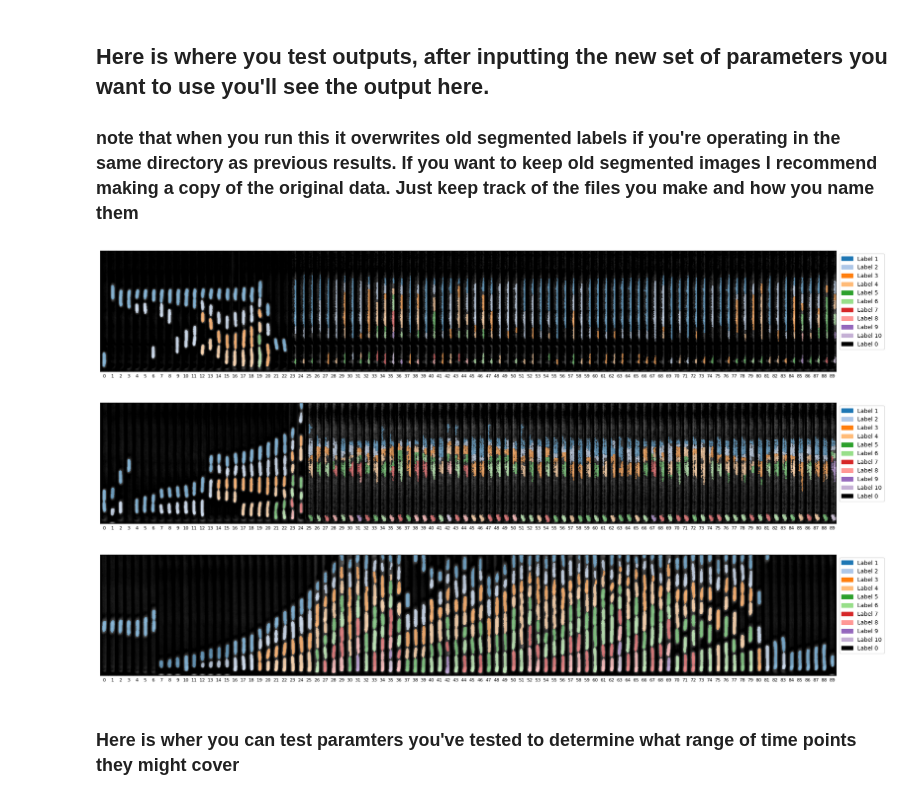
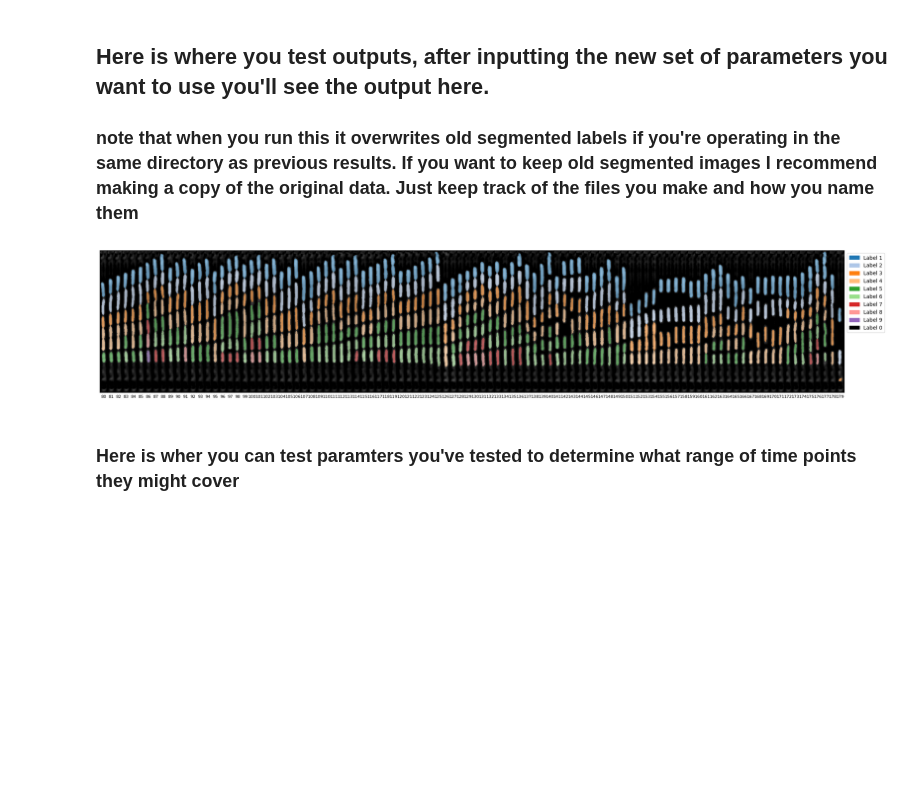
Before and after one commit to acJuarez/mother_machine_cell_tracker, a Jupyter notebook: seg_notebooks/DUMM_giTG69_Glucose_013025.ipynb, the cells around one changed output. Saved outputs shown, nothing was run; the diff lists cells and outputs as text; code cells hidden in the pictures; blank space fills up the shorter version.

```diff
--- a/seg_notebooks/DUMM_giTG69_Glucose_013025.ipynb
+++ b/seg_notebooks/DUMM_giTG69_Glucose_013025.ipynb
@@ -268,14 +268,13 @@ def segment_chnl_stack(path_to_phase_channel_stack,
 #   one by one it will be just one FOV and the trench ID you're looking at
 
 base_dir = "/Volumes/mcovert/Instruments/Covert-lab-scope1/subgen_processed_data"
-experiment_name = 'DUMM_CL008_giTG061_081225'
+experiment_name = 'DUMM_giTG69_Glucose_013025'
 
-exp_dict_full_019 ='{"DUMM_CL008_giTG061_081225": {"019": ["1506", "1736", "2042"]}}'
-exp_dict_full_020 ='{"DUMM_CL008_giTG061_081225": {"020": ["293", "830", "2053"]}}'
+exp_dict_full_007 ='{"DUMM_giTG69_Glucose_013025": {"007": ["597"]}}'
 
-EXP_DICT='{"DUMM_CL008_giTG061_081225": {"019": ["1506", "1736", "2042"], "020": ["293", "830", "2053"]}}'
+EXP_DICT='{"DUMM_giTG69_Glucose_013025": {"007": ["597"]}}'
 
-seg_FOV_dict = json.loads(exp_dict_full_020)
+seg_FOV_dict = json.loads(exp_dict_full_007)
 
 start_frame=0
 end_frame = 90
@@ -302,22 +301,22 @@ seg_params = pd.DataFrame(columns=col_names)
 
 row_dict_0 = {
     'segmentation': 0,
-    'range': range(0, 90),
-    'OTSU_threshold': 1.6,
+    'range': range(0, 180),
+    'OTSU_threshold': 1.4,
     'first_opening': 2,
     'distance_threshold': 2.0,
-    'second_opening_size': 1,
+    'second_opening_size': 2,
     'min_cell_area': 50,
     'max_cell_area': 1000,
     'small_merge_area_threshold': 50,
     'min_axis_ratio': 0.04,
-    'first_opening_morph': 1,
-    'second_opening_morph': 0
+    'first_opening_morph': 0,
+    'second_opening_morph': 1
 }
 
 row_dict_1 = {
     'segmentation': 1,
-    'range': range(90, 91),
+    'range': range(180, 181),
     'OTSU_threshold': 1.3,
     'first_opening': 2,
     'distance_threshold': 1.2,
@@ -340,38 +339,36 @@ seg_params = pd.concat([seg_params, pd.DataFrame([row_dict_1])], ignore_index=Tr
 # %%
 #previous troubhleshooting setup
 phase_channel = '0'
 fluor_channel = '1'
 for folder, fov_dict in seg_FOV_dict.items():
     for fov_id in fov_dict.keys():
         ana_peak_ids = fov_dict[fov_id]
         for peak_id in ana_peak_ids:
             current_end_frame = end_frame
             path_to_phase_stack = f'{base_dir}/{folder}/hyperstacked/drift_corrected/rotated/mm_channels/subtracted/subtracted_FOV_{fov_id}_region_{peak_id}_c_{phase_channel}.tif'
             if current_end_frame is None:
                 current_end_frame = get_tiff_frame_count(path_to_phase_stack)
             path_to_fluor_stack = f'{base_dir}/{folder}/hyperstacked/drift_corrected/rotated/mm_channels/subtracted/subtracted_FOV_{fov_id}_region_{peak_id}_c_{fluor_channel}.tif'
             output_path = f'{base_dir}/{folder}/hyperstacked/drift_corrected/rotated/mm_channels/subtracted/outputs'
             labeled_stack = f'{base_dir}/{folder}/hyperstacked/drift_corrected/rotated/mm_channels/subtracted/mm3_segmented_subtracted_FOV_{fov_id}_region_{peak_id}_c_{phase_channel}.tif'
             segment_chnl_stack(
                    path_to_phase_stack,
                    output_path,
-                   OTSU_threshold=1.6,
+                   OTSU_threshold=1.4,
                    first_opening=2,
                    distance_threshold=2.0,
-                   second_opening_size=1,
-                   min_cell_area=50,
+                   second_opening_size=2,
+                   min_cell_area=100,
 				   max_cell_area=1000,
-                   small_merge_area_threshold=500,
+                   small_merge_area_threshold=150,
                    seg_params=seg_params,
-                   first_opening_morph=None,
-                   second_opening_morph=None,
+                   first_opening_morph=0,
+                   second_opening_morph=0,
                    )
-            plot_cells.display_segmentation(path_to_phase_stack, mask_path = labeled_stack, start=0, end=90, alpha=0.5)
+            plot_cells.display_segmentation(path_to_phase_stack, mask_path = labeled_stack, start=80, end=180, alpha=0.5)
             # plot_cells.display_segmentation(path_to_phase_stack, mask_path = labeled_stack, start=34, end=35, alpha=0.5)
 # %% [output]
-[figure, old version]
+[figure, new version]
-[figure, removed]
-[figure, removed]
 # %% [markdown]
 ### Here is wher you can test paramters you've tested to determine what range of time points they might cover
 # %% [markdown]
```
Also changed, not shown: parts of 14 cells of this notebook, 2 other files.
